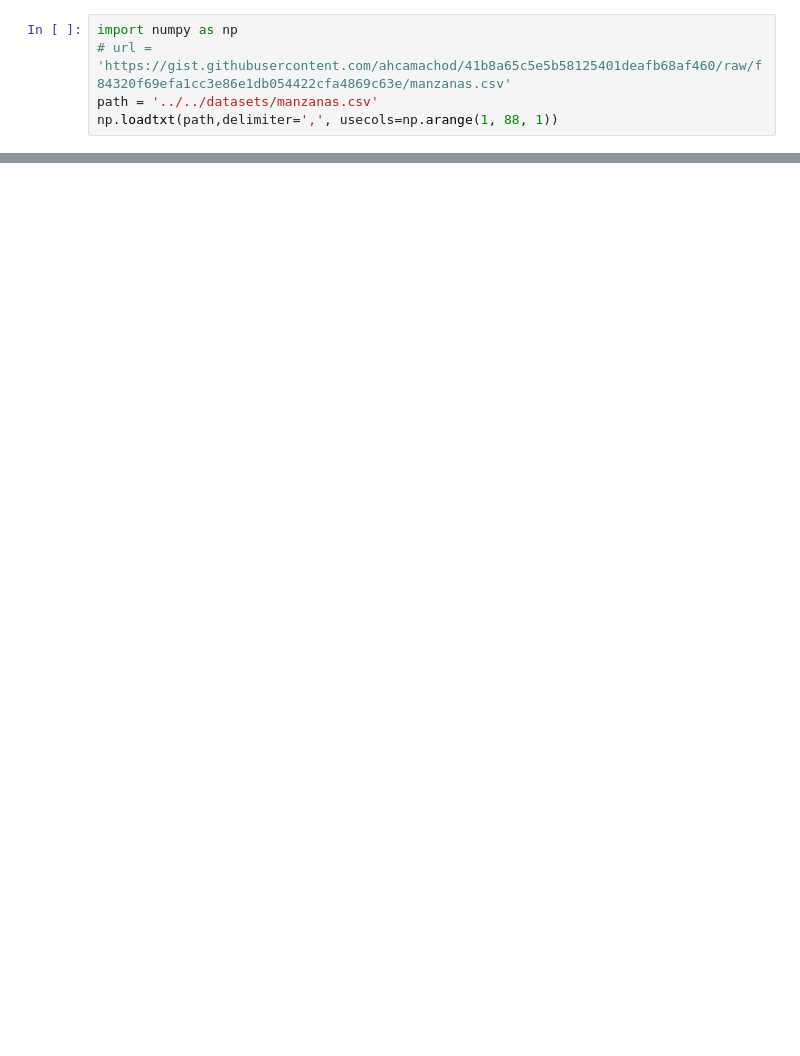
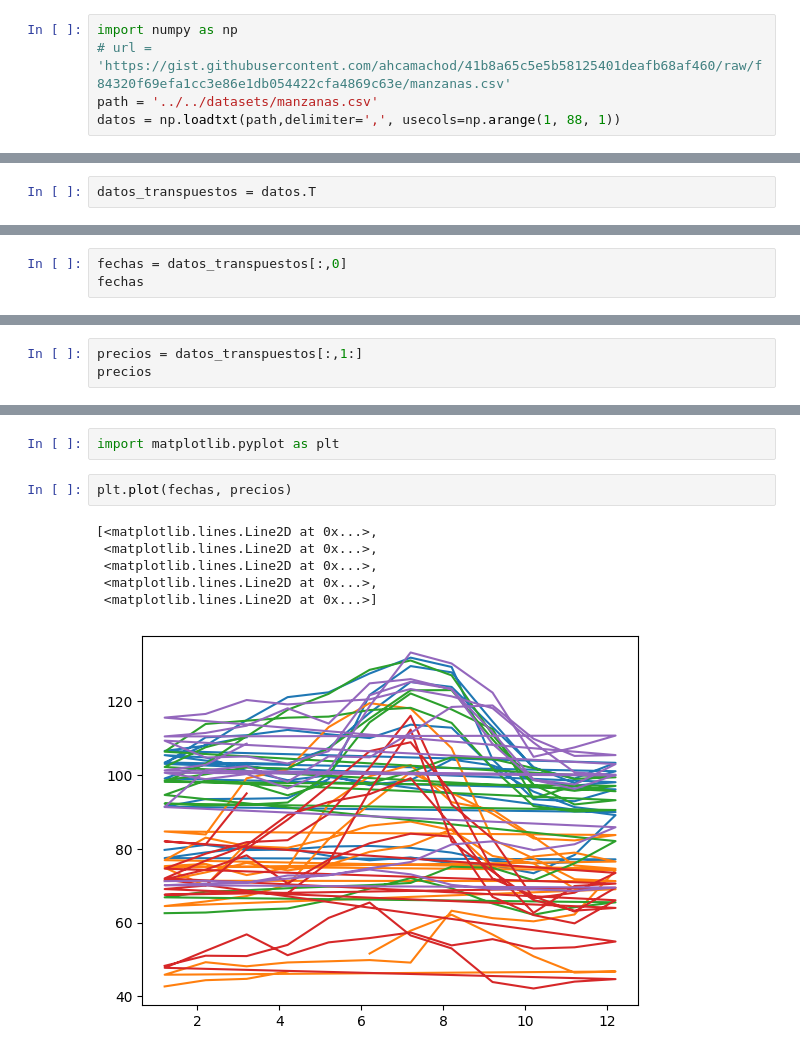
Before and after one commit to gian-pc/data-science-oracle, a Jupyter notebook: 1-aprendiendo-etl/01-numpy/01-cargando-datos.ipynb, the cells around one changed output, grey strips where cells are left out. Saved outputs shown, nothing was run; the diff lists cells and outputs as text; blank space fills up the shorter version.

```diff
--- a/1-aprendiendo-etl/01-numpy/01-cargando-datos.ipynb
+++ b/1-aprendiendo-etl/01-numpy/01-cargando-datos.ipynb
@@ -2,4 +4,4 @@
 import numpy as np
 # url = 'https://gist.githubusercontent.com/ahcamachod/41b8a65c5e5b58125401deafb68af460/raw/f84320f69efa1cc3e86e1db054422cfa4869c63e/manzanas.csv'
 path = '../../datasets/manzanas.csv'
-np.loadtxt(path,delimiter=',', usecols=np.arange(1, 88, 1))
+datos = np.loadtxt(path,delimiter=',', usecols=np.arange(1, 88, 1))
@@ -23,0 +64,2 @@ array([[  1.2013,   2.2013,   3.2013,   4.2013,   5.2013,   6.2013,
+# %%
+datos_transpuestos = datos.T
@@ -23,0 +68,3 @@ array([[  1.2013,   2.2013,   3.2013,   4.2013,   5.2013,   6.2013,
+# %%
+fechas = datos_transpuestos[:,0]
+fechas
@@ -23,0 +85,3 @@ array([[  1.2013,   2.2013,   3.2013,   4.2013,   5.2013,   6.2013,
+# %%
+precios = datos_transpuestos[:,1:]
+precios
@@ -23,0 +106,11 @@ array([[  1.2013,   2.2013,   3.2013,   4.2013,   5.2013,   6.2013,
+# %%
+import matplotlib.pyplot as plt
+# %%
+plt.plot(fechas, precios)
+# %% [output]
+[<matplotlib.lines.Line2D at 0x...>,
+ <matplotlib.lines.Line2D at 0x...>,
+ <matplotlib.lines.Line2D at 0x...>,
+ <matplotlib.lines.Line2D at 0x...>,
+ <matplotlib.lines.Line2D at 0x...>]
+[figure, added]
```
Also changed, not shown: parts of 17 cells of this notebook.
